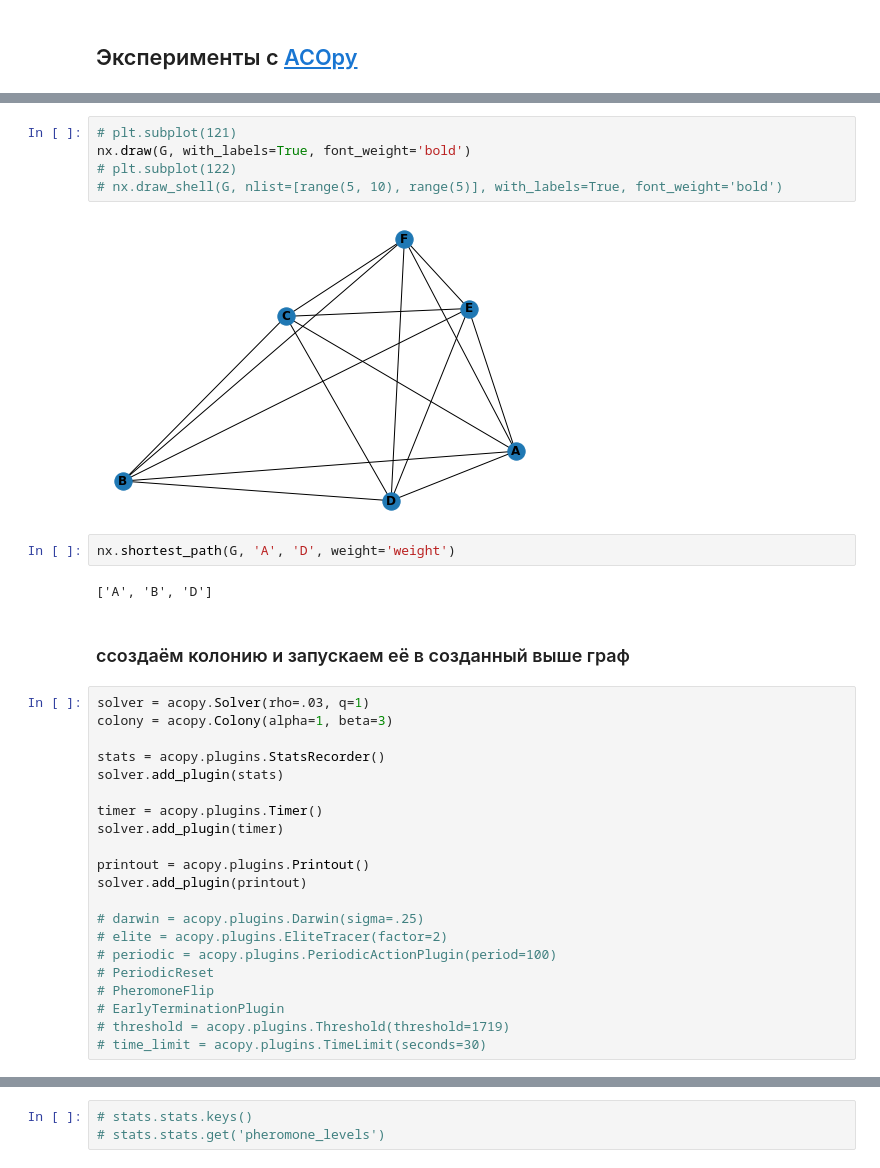
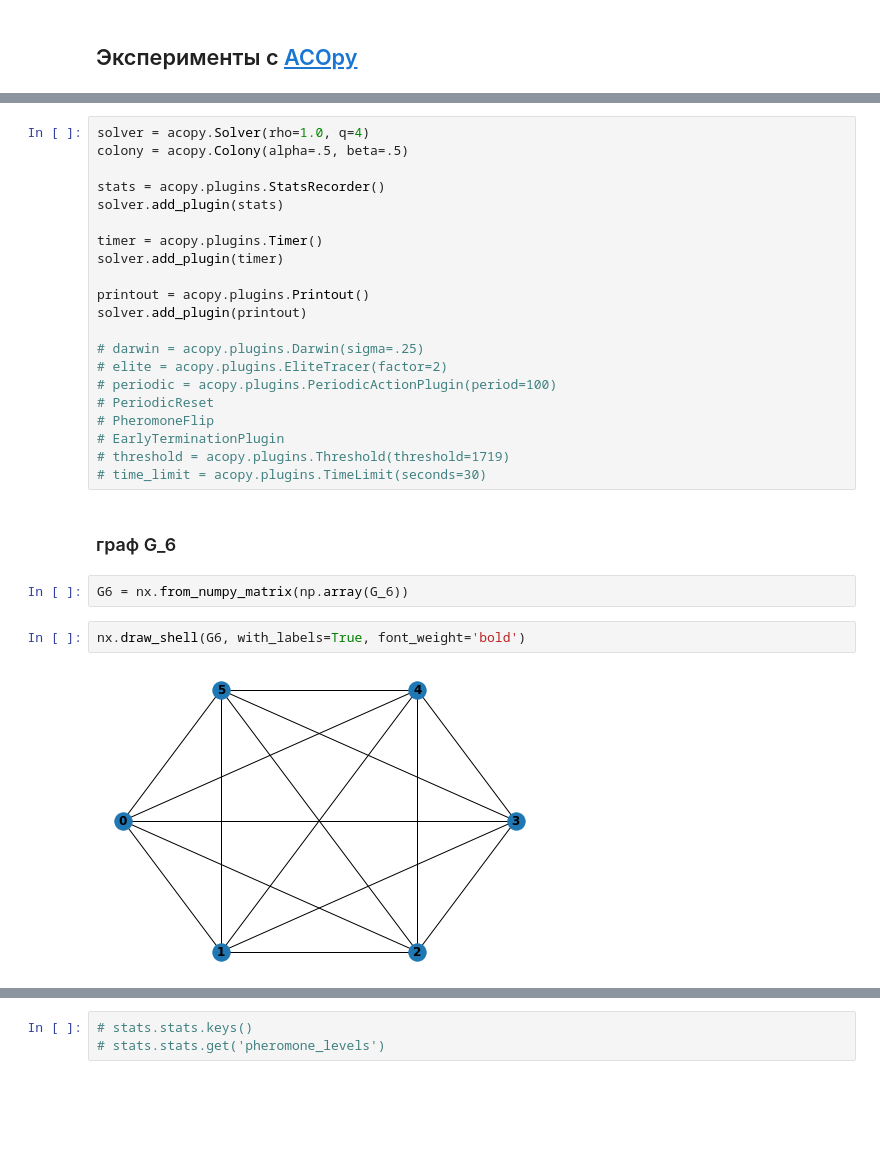
Before and after one commit to dKosarevsky/iu7, a Jupyter notebook: 5sem/labs_tads/tads-lab-03-ant.ipynb, the cells around one changed output, grey strips where cells are left out. Saved outputs shown, nothing was run; the diff lists cells and outputs as text; blank space fills up the shorter version.

```diff
--- a/5sem/labs_tads/tads-lab-03-ant.ipynb
+++ b/5sem/labs_tads/tads-lab-03-ant.ipynb
@@ -401,19 +705,6 @@ G.add_edge('F', 'E', weight=99.9)
-# %%
-# plt.subplot(121)
-nx.draw(G, with_labels=True, font_weight='bold')
-# plt.subplot(122)
-# nx.draw_shell(G, nlist=[range(5, 10), range(5)], with_labels=True, font_weight='bold')
-# %% [output]
-[figure, removed]
-# %%
-nx.shortest_path(G, 'A', 'D', weight='weight')
-# %% [output]
-['A', 'B', 'D']
-# %% [markdown]
-### cсоздаём колонию и запускаем её в созданный выше граф
 # %%
-solver = acopy.Solver(rho=.03, q=1)
-colony = acopy.Colony(alpha=1, beta=3)
+solver = acopy.Solver(rho=1.0, q=4)
+colony = acopy.Colony(alpha=.5, beta=.5)
 
 stats = acopy.plugins.StatsRecorder()
 solver.add_plugin(stats)
@@ -432,4 +723,12 @@ solver.add_plugin(printout)
 # EarlyTerminationPlugin
 # threshold = acopy.plugins.Threshold(threshold=1719)
 # time_limit = acopy.plugins.TimeLimit(seconds=30)
+# %% [markdown]
+### граф G_6
+# %%
+G6 = nx.from_numpy_matrix(np.array(G_6))
+# %%
+nx.draw_shell(G6, with_labels=True, font_weight='bold')
+# %% [output]
+[figure, added]
 # %%
```
Also changed, not shown: parts of 86 cells of this notebook.
